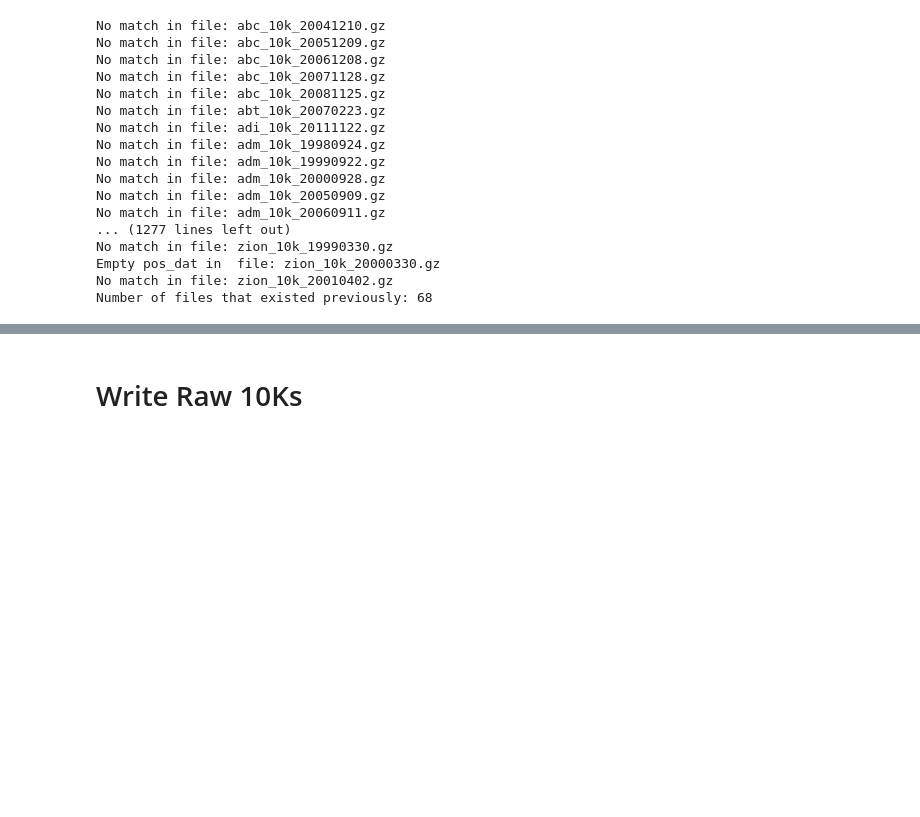
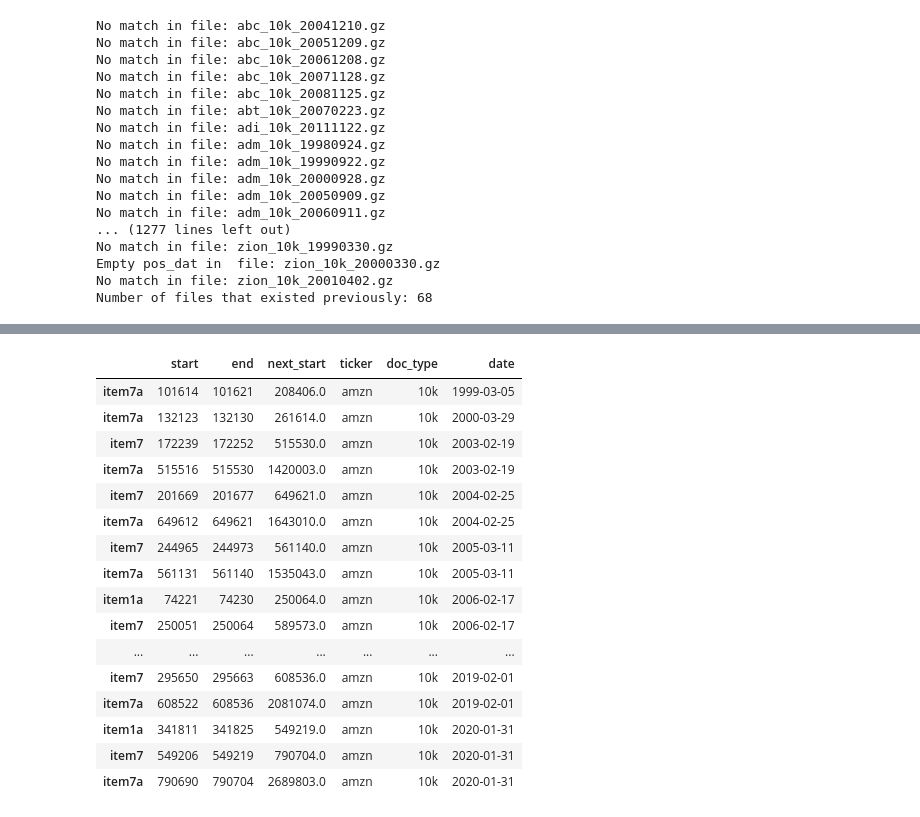
Before and after one commit to manualrg/dslab-ai-for-trading, a Jupyter notebook: notebooks/00_load_data/04_sec_10k.ipynb, the cells around one changed output, grey strips where cells are left out. Saved outputs shown, nothing was run; the diff lists cells and outputs as text; code cells hidden in the pictures; blank space fills up the shorter version.

```diff
--- a/notebooks/00_load_data/04_sec_10k.ipynb
+++ b/notebooks/00_load_data/04_sec_10k.ipynb
@@ -306,2 +176,20 @@ ten_ks_by_ticker[example_ticker][4]['file'][:1000]
-# %% [markdown]
-# Write Raw 10Ks
+# %%
+control_df[control_df['ticker']=='amzn']
+# %% [output]
+|  | start | end | next_start | ticker | doc_type | date |
+| item7a | 101614 | 101621 | 208406.0 | amzn | 10k | 1999-03-05 |
+| item7a | 132123 | 132130 | 261614.0 | amzn | 10k | 2000-03-29 |
+| item7 | 172239 | 172252 | 515530.0 | amzn | 10k | 2003-02-19 |
+| item7a | 515516 | 515530 | 1420003.0 | amzn | 10k | 2003-02-19 |
+| item7 | 201669 | 201677 | 649621.0 | amzn | 10k | 2004-02-25 |
+| item7a | 649612 | 649621 | 1643010.0 | amzn | 10k | 2004-02-25 |
+| item7 | 244965 | 244973 | 561140.0 | amzn | 10k | 2005-03-11 |
+| item7a | 561131 | 561140 | 1535043.0 | amzn | 10k | 2005-03-11 |
+| item1a | 74221 | 74230 | 250064.0 | amzn | 10k | 2006-02-17 |
+| item7 | 250051 | 250064 | 589573.0 | amzn | 10k | 2006-02-17 |
+| ... | ... | ... | ... | ... | ... | ... |
+| item7 | 295650 | 295663 | 608536.0 | amzn | 10k | 2019-02-01 |
+| item7a | 608522 | 608536 | 2081074.0 | amzn | 10k | 2019-02-01 |
+| item1a | 341811 | 341825 | 549219.0 | amzn | 10k | 2020-01-31 |
+| item7 | 549206 | 549219 | 790704.0 | amzn | 10k | 2020-01-31 |
+| item7a | 790690 | 790704 | 2689803.0 | amzn | 10k | 2020-01-31 |
```
Also changed, not shown: parts of 32 cells of this notebook, 1 other file.
